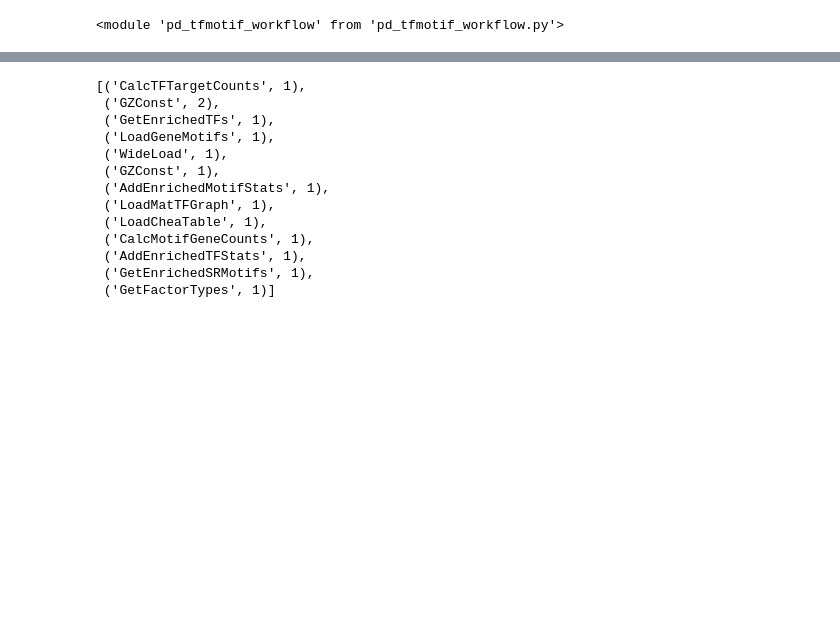
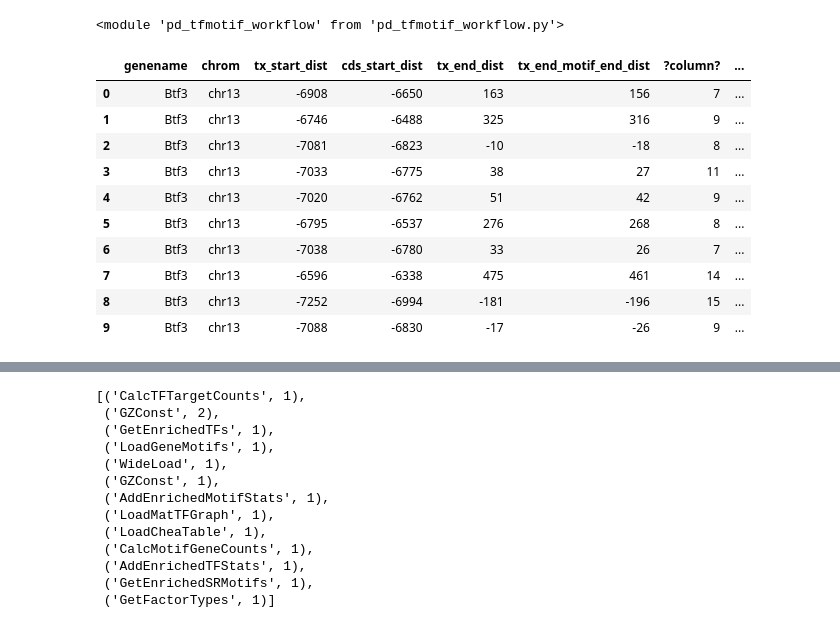
Before and after one commit to aheilbut/pdmouse, a Jupyter notebook: py/pd_chea.ipynb, the cells around one changed output, grey strips where cells are left out. Drawn from its saved outputs; the diff is of its cells as text; code cells hidden in the pictures; blank space fills up the shorter version.

```diff
--- a/py/pd_chea.ipynb
+++ b/py/pd_chea.ipynb
@@ -126,6 +132,20 @@ w.plug( [(calcTFTargetCounts.o.tf_target_counts, addEnrichedTFStats.i.tf_target_
 w.plug( [(loadGeneMotifs.o.mm9_gene_motifs, calcMotifGeneCounts.i.mm9_gene_motifs)])
 # %%
 g = gz.GZWorkRunner(w).worknode_graph()
+# %%
+c.results[('LoadGeneMotifsFlexible', 1)]["mm9_gene_motifs"][0:10]
+# %% [output]
+|  | genename | chrom | tx_start_dist | cds_start_dist | tx_end_dist | tx_end_motif_end_dist | ?column? | ... |
+| 0 | Btf3 | chr13 | -6908 | -6650 | 163 | 156 | 7 | ... |
+| 1 | Btf3 | chr13 | -6746 | -6488 | 325 | 316 | 9 | ... |
+| 2 | Btf3 | chr13 | -7081 | -6823 | -10 | -18 | 8 | ... |
+| 3 | Btf3 | chr13 | -7033 | -6775 | 38 | 27 | 11 | ... |
+| 4 | Btf3 | chr13 | -7020 | -6762 | 51 | 42 | 9 | ... |
+| 5 | Btf3 | chr13 | -6795 | -6537 | 276 | 268 | 8 | ... |
+| 6 | Btf3 | chr13 | -7038 | -6780 | 33 | 26 | 7 | ... |
+| 7 | Btf3 | chr13 | -6596 | -6338 | 475 | 461 | 14 | ... |
+| 8 | Btf3 | chr13 | -7252 | -6994 | -181 | -196 | 15 | ... |
+| 9 | Btf3 | chr13 | -7088 | -6830 | -17 | -26 | 9 | ... |
 # %%
 c = gz.GZWorkRunner(w).runFlow()
 # %% [output]
```
Also changed, not shown: parts of 22 cells of this notebook, 4 other files.
